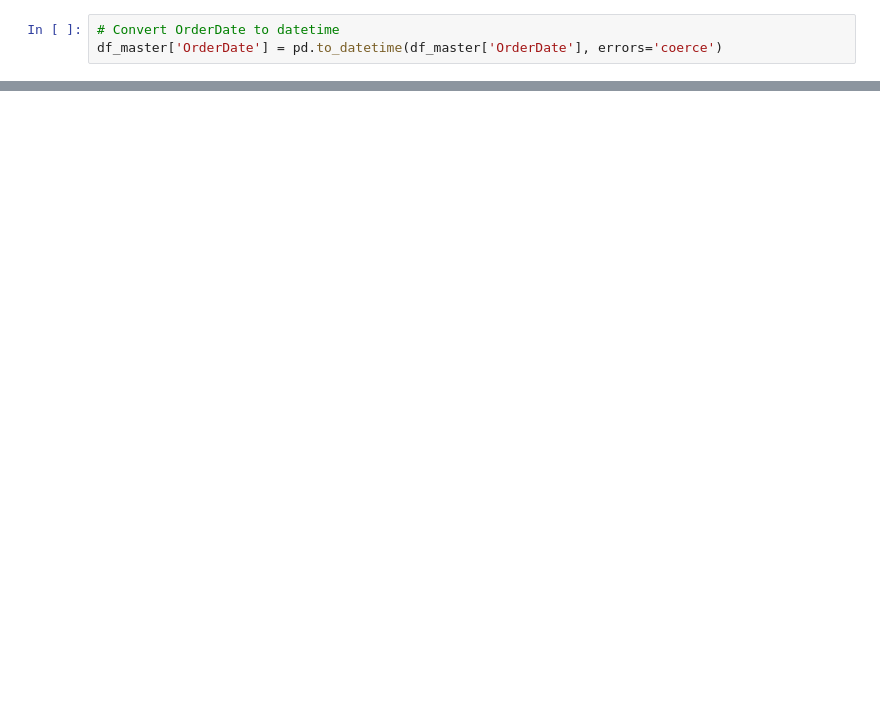
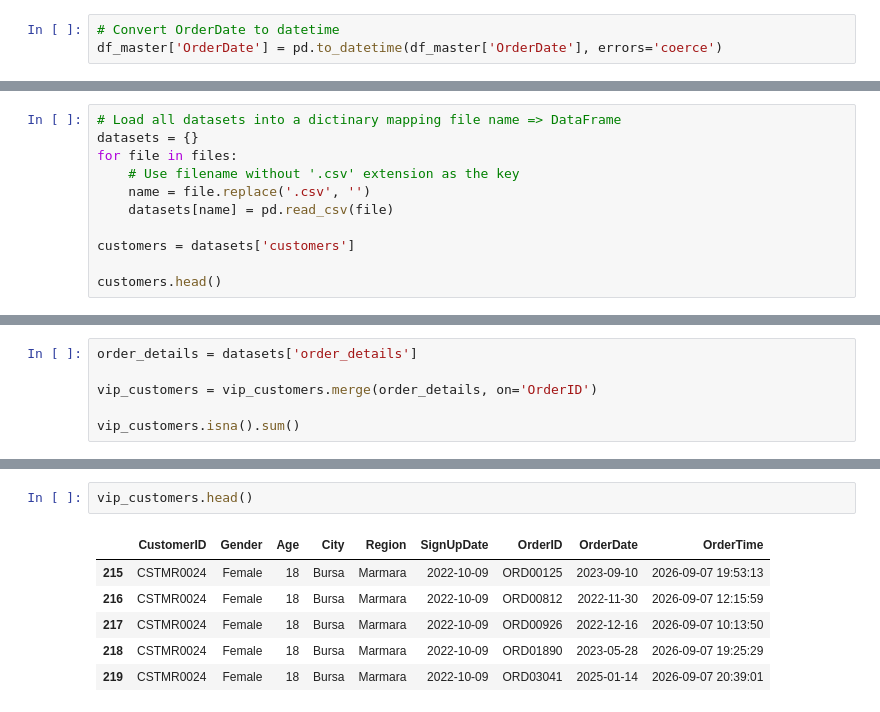
Before and after one commit to geff-ghost/notebooks, a Jupyter notebook: retail_data/MixedKnowledge.ipynb, the cells around one changed output, grey strips where cells are left out. Saved outputs shown, nothing was run; the diff lists cells and outputs as text; blank space fills up the shorter version.

```diff
--- a/retail_data/MixedKnowledge.ipynb
+++ b/retail_data/MixedKnowledge.ipynb
@@ -1139,0 +846,11 @@ plt.show()
+# %%
+# Load all datasets into a dictinary mapping file name => DataFrame
+datasets = {}
+for file in files:
+    # Use filename without '.csv' extension as the key
+    name = file.replace('.csv', '')
+    datasets[name] = pd.read_csv(file)
+
+customers = datasets['customers']
+
+customers.head()
@@ -1139,0 +1099,6 @@ plt.show()
+# %%
+order_details = datasets['order_details']
+
+vip_customers = vip_customers.merge(order_details, on='OrderID')
+
+vip_customers.isna().sum()
@@ -1139,0 +1123,9 @@ plt.show()
+# %%
+vip_customers.head()
+# %% [output]
+|  | CustomerID | Gender | Age | City | Region | SignUpDate | OrderID | OrderDate | OrderTime |
+| 215 | CSTMR0024 | Female | 18 | Bursa | Marmara | 2022-10-09 | ORD00125 | 2023-09-10 | 2026-09-07 19:53:13 |
+| 216 | CSTMR0024 | Female | 18 | Bursa | Marmara | 2022-10-09 | ORD00812 | 2022-11-30 | 2026-09-07 12:15:59 |
+| 217 | CSTMR0024 | Female | 18 | Bursa | Marmara | 2022-10-09 | ORD00926 | 2022-12-16 | 2026-09-07 10:13:50 |
+| 218 | CSTMR0024 | Female | 18 | Bursa | Marmara | 2022-10-09 | ORD01890 | 2023-05-28 | 2026-09-07 19:25:29 |
+| 219 | CSTMR0024 | Female | 18 | Bursa | Marmara | 2022-10-09 | ORD03041 | 2025-01-14 | 2026-09-07 20:39:01 |
```
Also changed, not shown: parts of 84 cells of this notebook, 1 other file.
